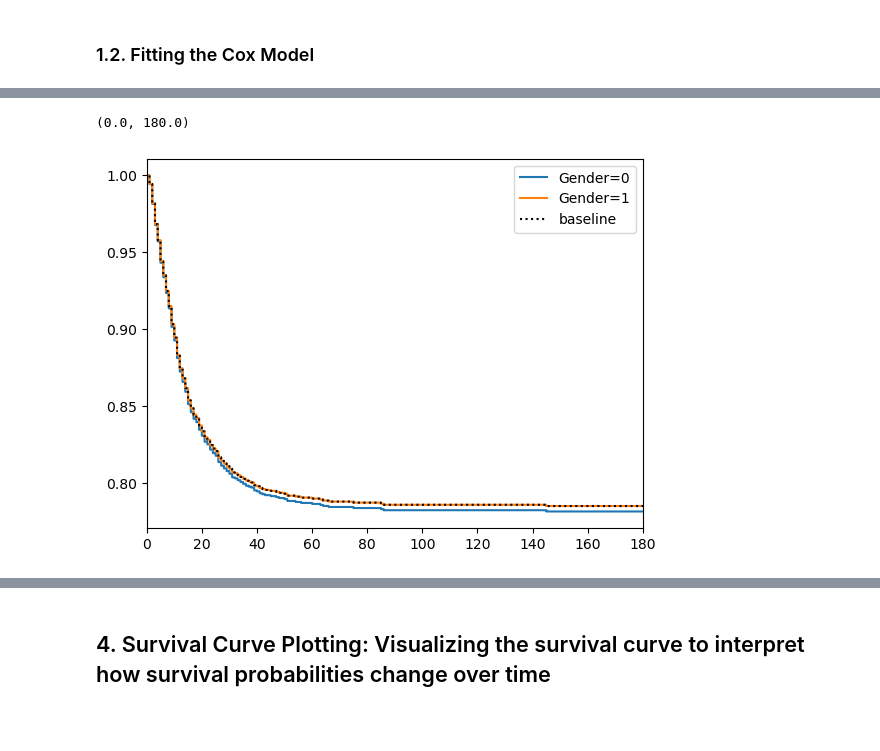
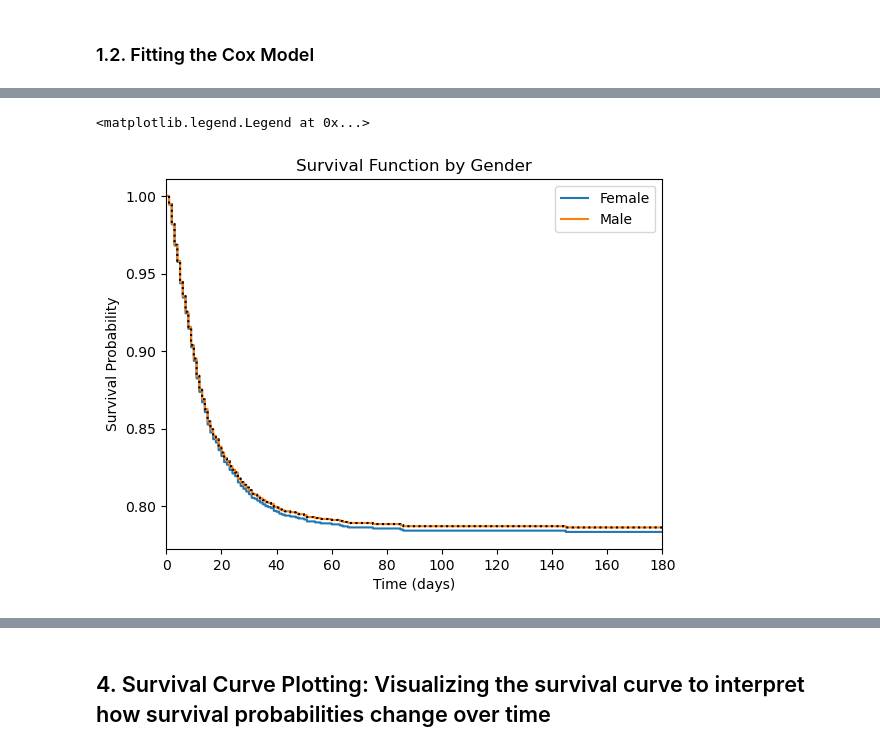
Before and after one commit to phidesigner/ICU_predict_prob, a Jupyter notebook: 03_ICU_Survival_Cox_RF_Notebook copy.ipynb, the cells around one changed output, grey strips where cells are left out. Saved outputs shown, nothing was run; the diff lists cells and outputs as text; code cells hidden in the pictures; blank space fills up the shorter version.

Commit message:
Individual Survival example

```diff
--- a/03_ICU_Survival_Cox_RF_Notebook copy.ipynb
+++ b/03_ICU_Survival_Cox_RF_Notebook copy.ipynb
@@ -179,9 +181,14 @@ cph.print_summary()
 # %%
-cph.plot_covariate_groups('Gender', values=[0, 1]);
+cph.plot_covariate_groups('Gender', values=[0, 1])
 plt.xlim(0, 180)
+
+plt.title('Survival Function by Gender')
+plt.xlabel('Time (days)')
+plt.ylabel('Survival Probability')
+plt.legend(['Female', 'Male'])
 # %% [output]
-(0.0, 180.0)
+<matplotlib.legend.Legend at 0x...>
-[figure, old version]
+[figure, new version]
 # %%
 baseline_hazard = cph.baseline_hazard_
 
```
Also changed, not shown: parts of 7 cells of this notebook, 2 other files.
